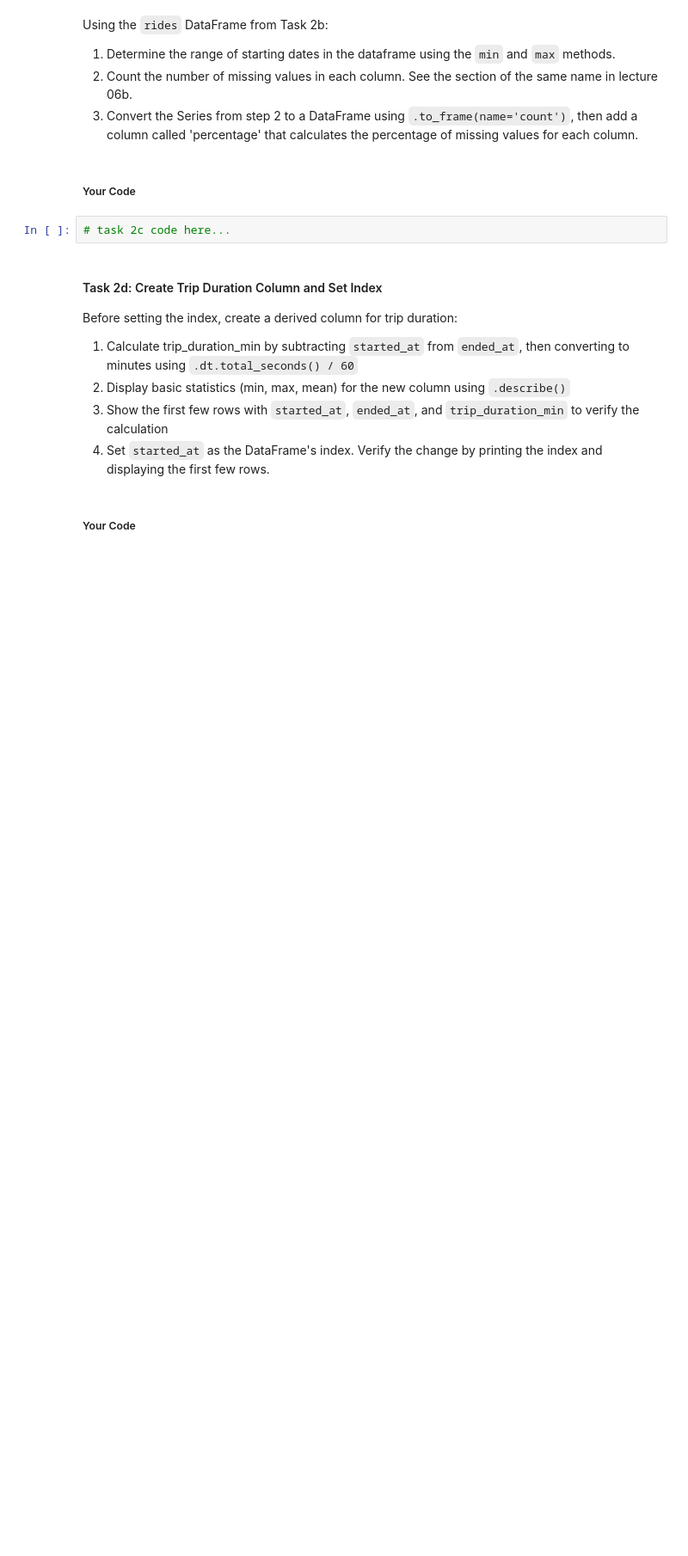
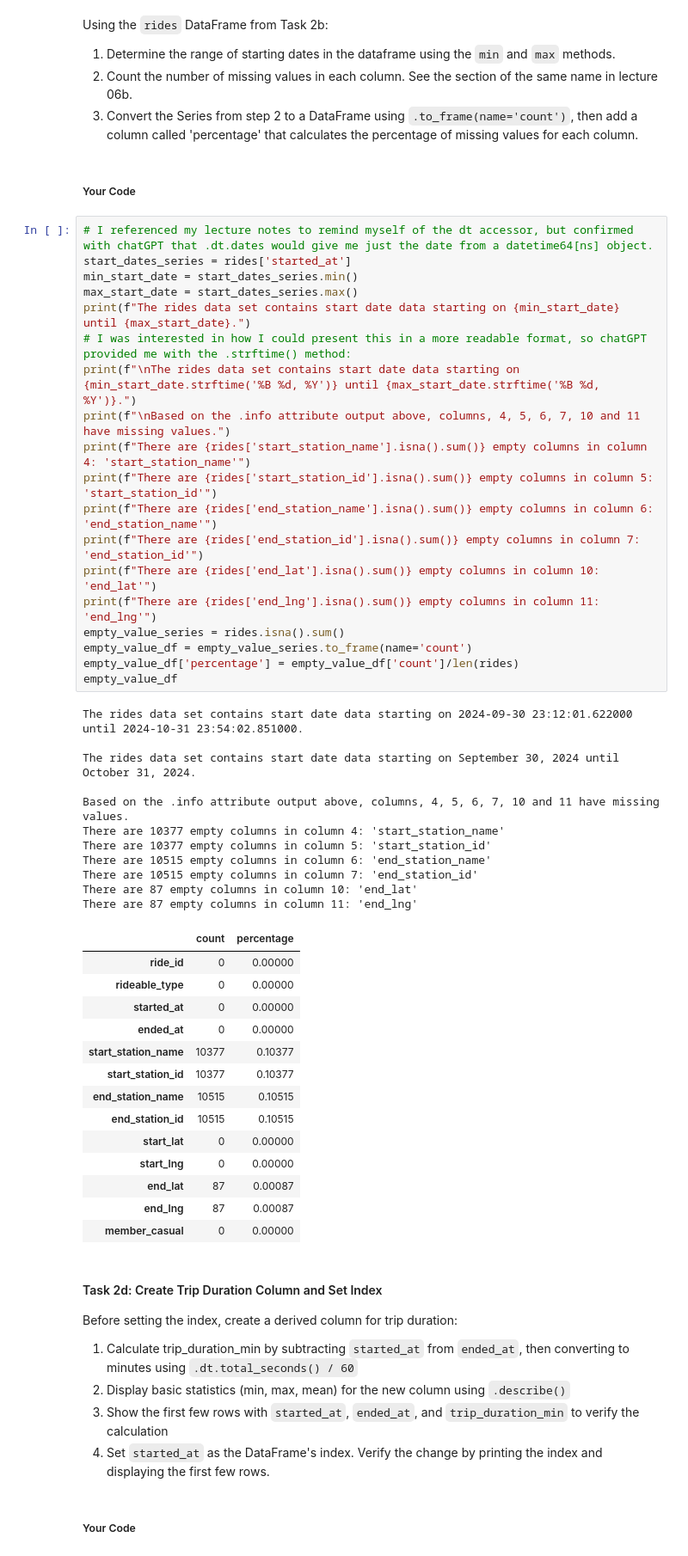
Before and after one commit to mlr0089/py4eda-work, a Jupyter notebook: homework/hw3b.ipynb, the cells around one changed output. Shown at 86% size. Drawn from its saved outputs; the diff is of its cells as text; blank space fills up the shorter version.

```diff
--- a/homework/hw3b.ipynb
+++ b/homework/hw3b.ipynb
@@ -267,7 +335,50 @@ Using the `rides` DataFrame from Task 2b:
 # %% [markdown]
 ##### Your Code
 # %%
-# task 2c code here...
+# I referenced my lecture notes to remind myself of the dt accessor, but confirmed with chatGPT that .dt.dates would give me just the date from a datetime64[ns] object.
+start_dates_series = rides['started_at']
+min_start_date = start_dates_series.min()
+max_start_date = start_dates_series.max()
+print(f"The rides data set contains start date data starting on {min_start_date} until {max_start_date}.")
+# I was interested in how I could present this in a more readable format, so chatGPT provided me with the .strftime() method:
+print(f"\nThe rides data set contains start date data starting on {min_start_date.strftime('%B %d, %Y')} until {max_start_date.strftime('%B %d, %Y')}.")
+print(f"\nBased on the .info attribute output above, columns, 4, 5, 6, 7, 10 and 11 have missing values.")
+print(f"There are {rides['start_station_name'].isna().sum()} empty columns in column 4: 'start_station_name'")
+print(f"There are {rides['start_station_id'].isna().sum()} empty columns in column 5: 'start_station_id'")
+print(f"There are {rides['end_station_name'].isna().sum()} empty columns in column 6: 'end_station_name'")
+print(f"There are {rides['end_station_id'].isna().sum()} empty columns in column 7: 'end_station_id'")
+print(f"There are {rides['end_lat'].isna().sum()} empty columns in column 10: 'end_lat'")
+print(f"There are {rides['end_lng'].isna().sum()} empty columns in column 11: 'end_lng'")
+empty_value_series = rides.isna().sum()
+empty_value_df = empty_value_series.to_frame(name='count')
+empty_value_df['percentage'] = empty_value_df['count']/len(rides)
+empty_value_df
+# %% [output]
+The rides data set contains start date data starting on 2024-09-30 23:12:01.622000 until 2024-10-31 23:54:02.851000.
+
+The rides data set contains start date data starting on September 30, 2024 until October 31, 2024.
+
+Based on the .info attribute output above, columns, 4, 5, 6, 7, 10 and 11 have missing values.
+There are 10377 empty columns in column 4: 'start_station_name'
+There are 10377 empty columns in column 5: 'start_station_id'
+There are 10515 empty columns in column 6: 'end_station_name'
+There are 10515 empty columns in column 7: 'end_station_id'
+There are 87 empty columns in column 10: 'end_lat'
+There are 87 empty columns in column 11: 'end_lng'
+|  | count | percentage |
+| ride_id | 0 | 0.00000 |
+| rideable_type | 0 | 0.00000 |
+| started_at | 0 | 0.00000 |
+| ended_at | 0 | 0.00000 |
+| start_station_name | 10377 | 0.10377 |
+| start_station_id | 10377 | 0.10377 |
+| end_station_name | 10515 | 0.10515 |
+| end_station_id | 10515 | 0.10515 |
+| start_lat | 0 | 0.00000 |
+| start_lng | 0 | 0.00000 |
+| end_lat | 87 | 0.00087 |
+| end_lng | 87 | 0.00087 |
+| member_casual | 0 | 0.00000 |
 # %% [markdown]
 #### Task 2d: Create Trip Duration Column and Set Index
 
```
Also changed, not shown: parts of 18 cells of this notebook.
